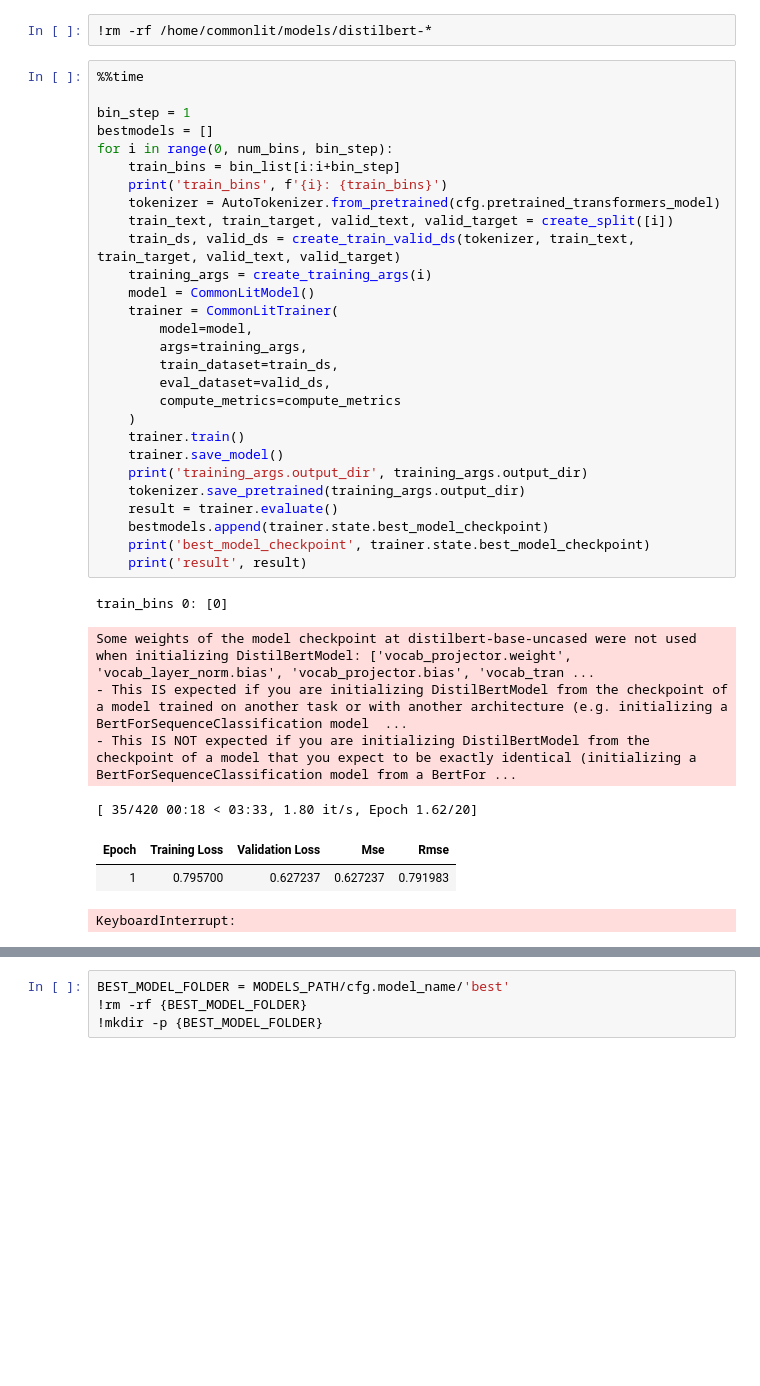
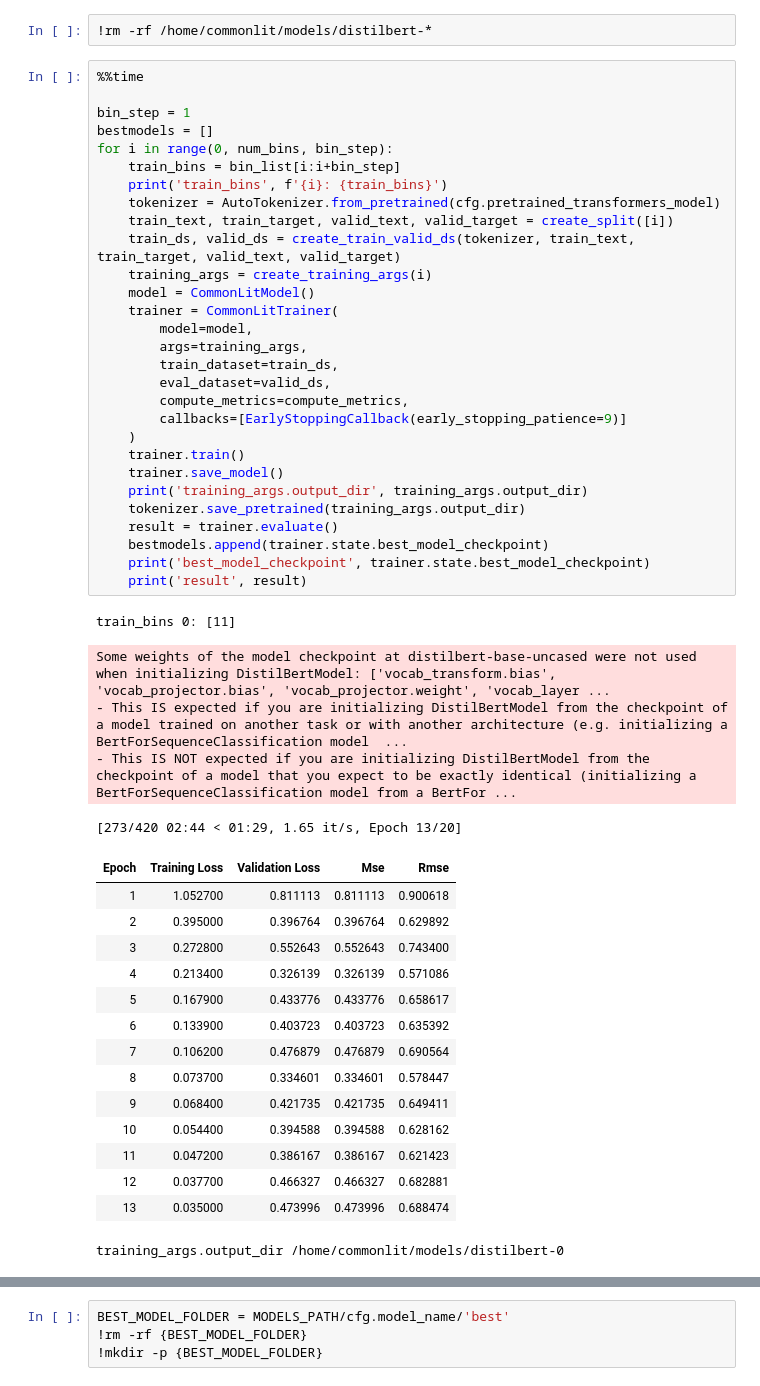
Before and after one commit to gilfernandes/commonlit, a Jupyter notebook: 04_pytorch_transformers-folds-mean_max_pooling.ipynb, the cells around one changed output, grey strips where cells are left out. Saved outputs shown, nothing was run; the diff lists cells and outputs as text; blank space fills up the shorter version.

```diff
--- a/04_pytorch_transformers-folds-mean_max_pooling.ipynb
+++ b/04_pytorch_transformers-folds-mean_max_pooling.ipynb
@@ -366,36 +366,49 @@ bin_list
 %%time
 
 bin_step = 1
 bestmodels = []
 for i in range(0, num_bins, bin_step):
     train_bins = bin_list[i:i+bin_step]
     print('train_bins', f'{i}: {train_bins}')
     tokenizer = AutoTokenizer.from_pretrained(cfg.pretrained_transformers_model)
     train_text, train_target, valid_text, valid_target = create_split([i])
     train_ds, valid_ds = create_train_valid_ds(tokenizer, train_text, train_target, valid_text, valid_target)
     training_args = create_training_args(i)
     model = CommonLitModel()
     trainer = CommonLitTrainer(
         model=model,
         args=training_args,
         train_dataset=train_ds,
         eval_dataset=valid_ds,
-        compute_metrics=compute_metrics
+        compute_metrics=compute_metrics,
+        callbacks=[EarlyStoppingCallback(early_stopping_patience=9)]
     )
     trainer.train()
     trainer.save_model()
     print('training_args.output_dir', training_args.output_dir)
     tokenizer.save_pretrained(training_args.output_dir)
     result = trainer.evaluate()
     bestmodels.append(trainer.state.best_model_checkpoint)
     print('best_model_checkpoint', trainer.state.best_model_checkpoint)
     print('result', result)
 # %% [output]
-train_bins 0: [0]
+train_bins 0: [11]
-Some weights of the model checkpoint at distilbert-base-uncased were not used when initializing DistilBertModel: ['vocab_projector.weight', 'vocab_layer_norm.bias', 'vocab_projector.bias', 'vocab_tran ...
+Some weights of the model checkpoint at distilbert-base-uncased were not used when initializing DistilBertModel: ['vocab_transform.bias', 'vocab_projector.bias', 'vocab_projector.weight', 'vocab_layer ...
 - This IS expected if you are initializing DistilBertModel from the checkpoint of a model trained on another task or with another architecture (e.g. initializing a BertForSequenceClassification model  ...
 - This IS NOT expected if you are initializing DistilBertModel from the checkpoint of a model that you expect to be exactly identical (initializing a BertForSequenceClassification model from a BertFor ...
-[ 35/420 00:18 < 03:33, 1.80 it/s, Epoch 1.62/20]
+[273/420 02:44 < 01:29, 1.65 it/s, Epoch 13/20]
 | Epoch | Training Loss | Validation Loss | Mse | Rmse |
-| 1 | 0.795700 | 0.627237 | 0.627237 | 0.791983 |
+| 1 | 1.052700 | 0.811113 | 0.811113 | 0.900618 |
+| 2 | 0.395000 | 0.396764 | 0.396764 | 0.629892 |
+| 3 | 0.272800 | 0.552643 | 0.552643 | 0.743400 |
+| 4 | 0.213400 | 0.326139 | 0.326139 | 0.571086 |
+| 5 | 0.167900 | 0.433776 | 0.433776 | 0.658617 |
+| 6 | 0.133900 | 0.403723 | 0.403723 | 0.635392 |
+| 7 | 0.106200 | 0.476879 | 0.476879 | 0.690564 |
+| 8 | 0.073700 | 0.334601 | 0.334601 | 0.578447 |
+| 9 | 0.068400 | 0.421735 | 0.421735 | 0.649411 |
+| 10 | 0.054400 | 0.394588 | 0.394588 | 0.628162 |
+| 11 | 0.047200 | 0.386167 | 0.386167 | 0.621423 |
+| 12 | 0.037700 | 0.466327 | 0.466327 | 0.682881 |
+| 13 | 0.035000 | 0.473996 | 0.473996 | 0.688474 |
-KeyboardInterrupt:
+training_args.output_dir /home/commonlit/models/distilbert-0
```
Also changed, not shown: parts of 8 cells of this notebook, 4 other files.
